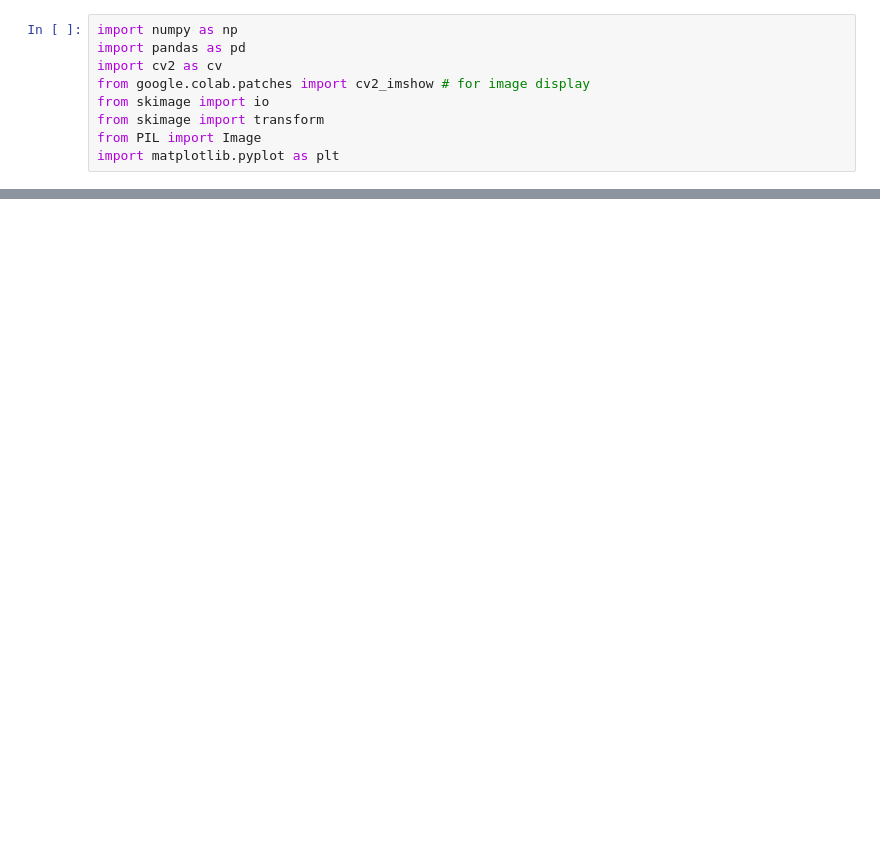
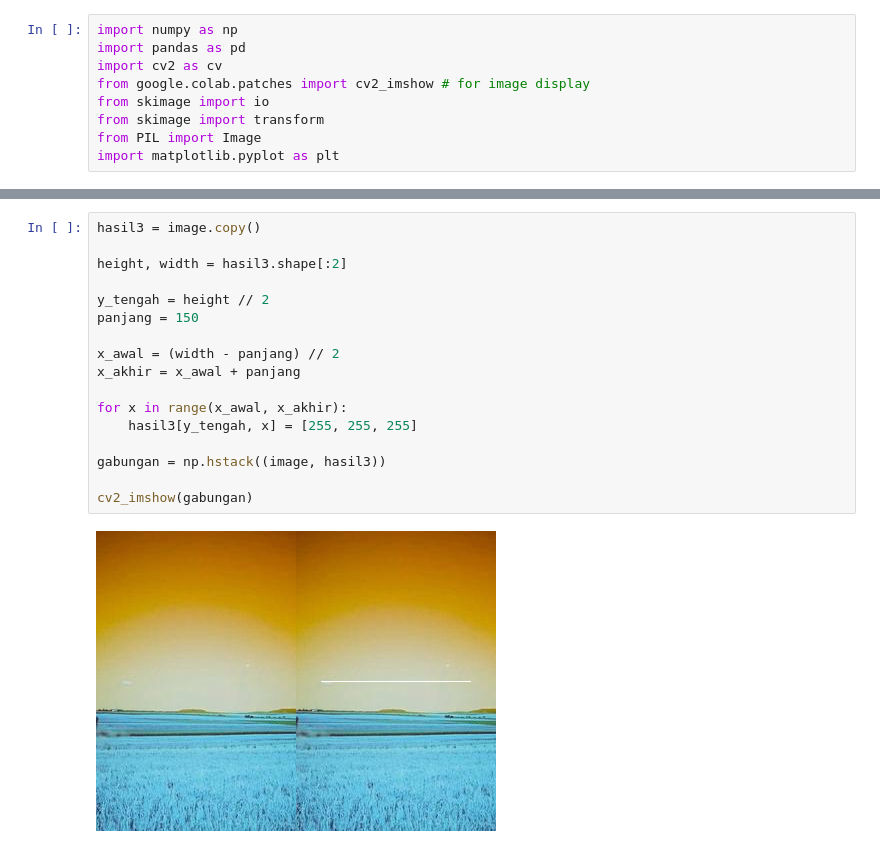
Before and after one commit to HafizRizqi/PCVK_2026, a Jupyter notebook: Latihan_Integrasi.ipynb, the cells around one changed output, grey strips where cells are left out. Drawn from its saved outputs; the diff is of its cells as text; blank space fills up the shorter version.

```diff
--- a/Latihan_Integrasi.ipynb
+++ b/Latihan_Integrasi.ipynb
@@ -52,0 +97,19 @@ cv2_imshow(final_frame)
+# %%
+hasil3 = image.copy()
+
+height, width = hasil3.shape[:2]
+
+y_tengah = height // 2
+panjang = 150
+
+x_awal = (width - panjang) // 2
+x_akhir = x_awal + panjang
+
+for x in range(x_awal, x_akhir):
+    hasil3[y_tengah, x] = [255, 255, 255]
+
+gabungan = np.hstack((image, hasil3))
+
+cv2_imshow(gabungan)
+# %% [output]
+[figure, added]
```
Also changed, not shown: parts of 9 cells of this notebook.
